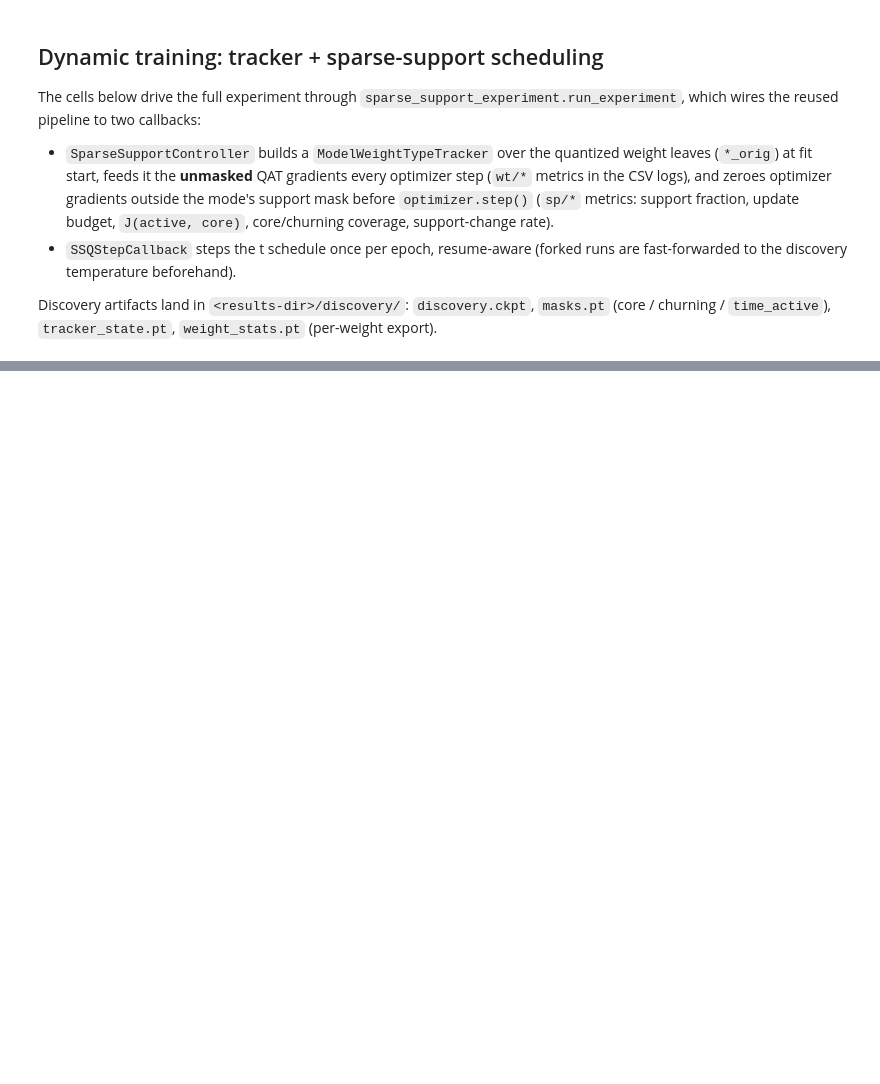
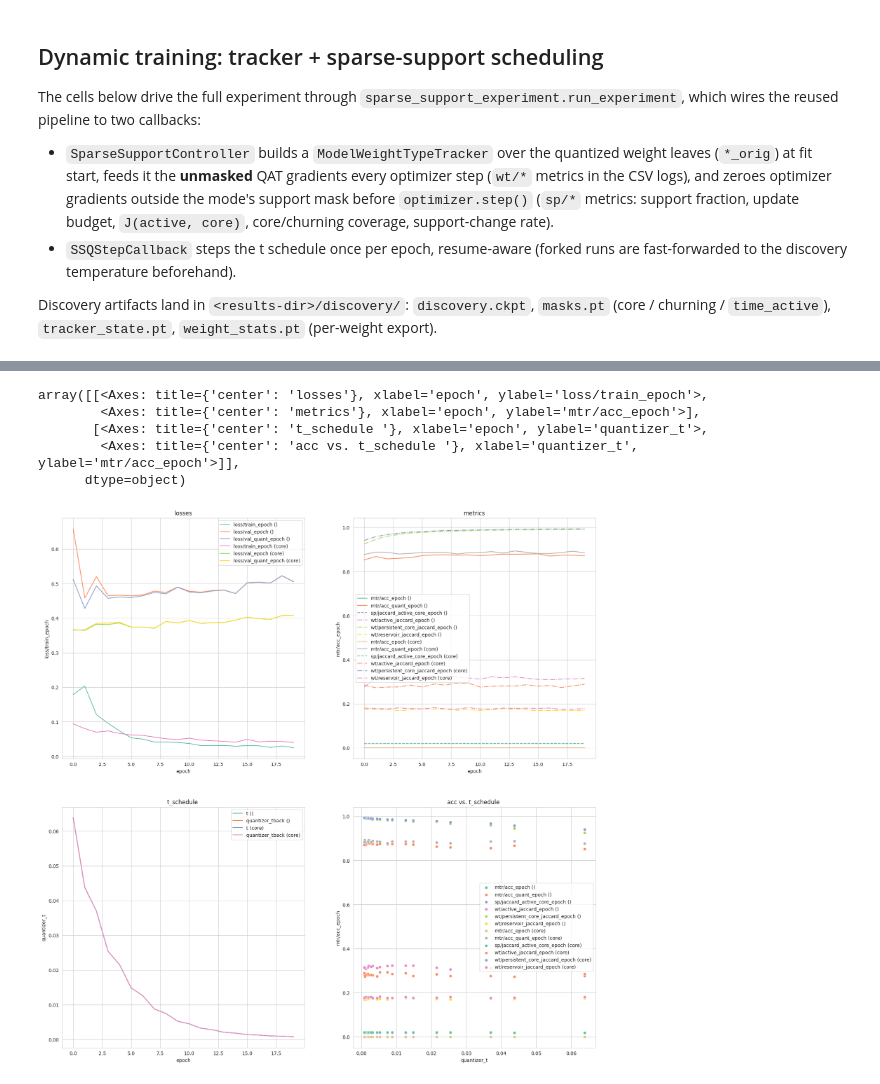
Before and after one commit to data-satanism/SoftStairs-QAT, a Jupyter notebook: experiments/CV/dynamic_training.ipynb, the cells around one changed output, grey strips where cells are left out. Cells and saved outputs as stored; diff of their text form; code cells hidden in the pictures; blank space fills up the shorter version.

Commit message:
fix: metrics logging

```diff
--- a/experiments/CV/dynamic_training.ipynb
+++ b/experiments/CV/dynamic_training.ipynb
@@ -679,4 +672,10 @@ plt.tight_layout()
 # %%
+LINESTYLES = {
+    'mtr': '-',
+    'sp': '--',
+    'wt': '-.'
+}
+
 def plot_dynamics(name, scale='step', metric='acc', axes=None, suffix='', agg_func='mean'):
     name, *version = name.split('#')
     if not version:
@@ -690,13 +689,13 @@ def plot_dynamics(name, scale='step', metric='acc', axes=None, suffix='', agg_fu
 
     # losses
     for c in [c for c in dynamics.columns if c.startswith('loss/')]:
-        sns.lineplot(dynamics, x=scale, y=c, ax=axes[0][0], label=c + suffix)
+        sns.lineplot(dynamics, x=scale, y=c, ax=axes[0][0], label=c + suffix, )
     axes[0][0].legend()
     axes[0][0].set_title('losses')
 
     # mtr
     for c in [c for c in dynamics.columns if not metric and c.startswith('mtr/') or isinstance(metric, str) and metric in c]:
-        sns.lineplot(dynamics, x=scale, y=c, ax=axes[0][1], label=c + suffix)
+        sns.lineplot(dynamics, x=scale, y=c, ax=axes[0][1], label=c + suffix, linestyle=LINESTYLES[c.split('/')[0]])
     axes[0][1].legend()
     axes[0][1].set_title('metrics')
 
@@ -704,34 +703,46 @@ def plot_dynamics(name, scale='step', metric='acc', axes=None, suffix='', agg_fu
         return axes
 
     # t schedule
     ax = axes[1][0]
     sns.lineplot(dynamics, x=scale, y='quantizer_t', ax=ax, label='t' + suffix)
     tback = 'quantizer_tback'
     if tback in dynamics.columns:
         sns.lineplot(dynamics, x=scale, y=tback, ax=ax, label=tback + suffix)
     ax.set_title(f't_schedule ')
 
 
     # metric vs. t_schedule
     ax = axes[1][1]
     for c in [c for c in dynamics.columns if not metric and c.startswith('mtr/') or isinstance(metric, str) and metric in c]:
         sns.scatterplot(dynamics, x='quantizer_t', y=c, ax=ax, label=c + suffix)
         if not metric:
             break
     ax.set_title(f'{metric} vs. t_schedule ')
     return axes
 
 
 def plot_comparison(*exps, scale, metric, suffixes=None, agg_func='mean'):
     if suffixes is None:
         suffixes = [f" ({'-'.join(exp.split('_')[2:])})" for exp in exps]
     axes = plot_dynamics(exps[0], scale, metric, agg_func=agg_func, suffix=suffixes[0])
     for exp, suffix in zip(exps[1:], suffixes[1:]):
         axes = plot_dynamics(exp, scale, metric, axes, suffix, agg_func=agg_func)
     return axes
 
 
-plot_comparison(*[f'dynamic_training/{mode}' for mode in summary['mode']], scale='epoch', metric='acc', agg_func='last')
+plot_comparison(*[f'dynamic_training/{mode}' for mode in summary['mode'] if mode in ('dense',
+                                                                                    #  'random_active',
+                                                                                    #  'random_core',
+                                                                                    #   'active',
+                                                                                      'persistent_core'
+                                                                                      )], scale='epoch', metric='acc', agg_func='last')
+# %% [output]
+array([[<Axes: title={'center': 'losses'}, xlabel='epoch', ylabel='loss/train_epoch'>,
+        <Axes: title={'center': 'metrics'}, xlabel='epoch', ylabel='mtr/acc_epoch'>],
+       [<Axes: title={'center': 't_schedule '}, xlabel='epoch', ylabel='quantizer_t'>,
+        <Axes: title={'center': 'acc vs. t_schedule '}, xlabel='quantizer_t', ylabel='mtr/acc_epoch'>]],
+      dtype=object)
+[figure, added]
 # %%
 summary[[
     'mode',
```
Also changed, not shown: parts of 8 cells of this notebook, 1 other file.
